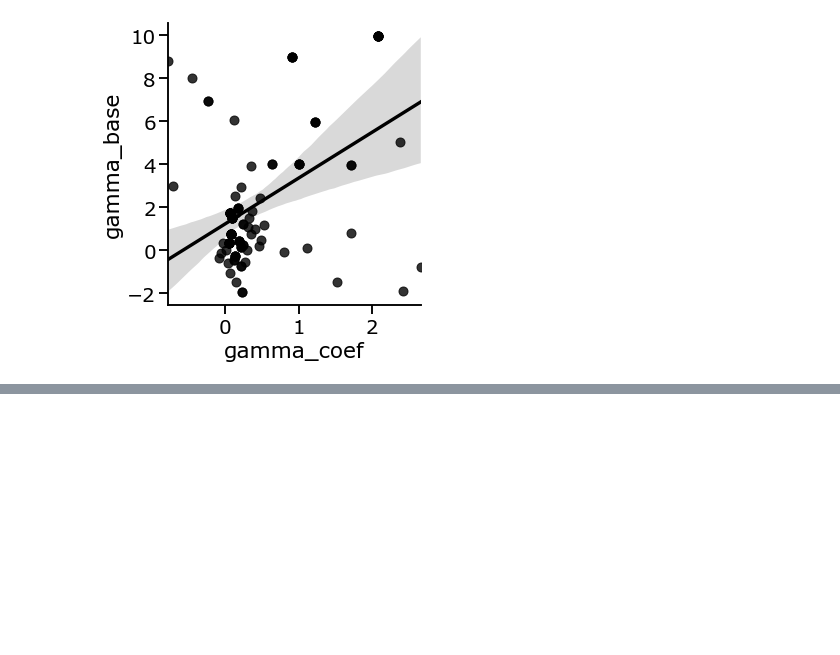
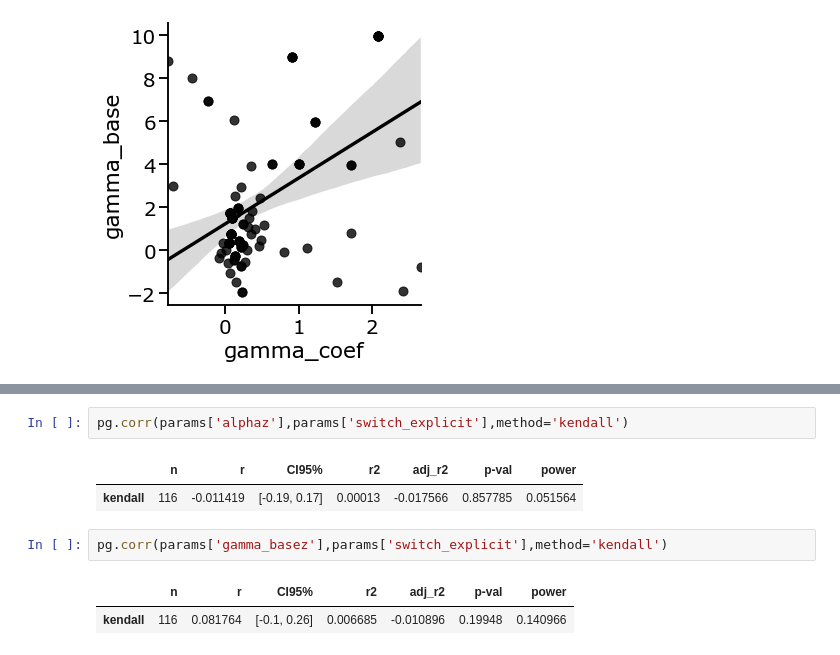
Before and after one commit to noraharhen/Harhen-Bornstein-2023-Overharvesting-as-Rational-Learning, a Jupyter notebook: experiment/data_analysis/analyze_data.ipynb, the cells around one changed output, grey strips where cells are left out. Drawn from its saved outputs; the diff is of its cells as text; blank space fills up the shorter version.

```diff
--- a/experiment/data_analysis/analyze_data.ipynb
+++ b/experiment/data_analysis/analyze_data.ipynb
@@ -527,2 +544,12 @@ plt.savefig("plots/gamma_coef_overharvesting_corr.png",bbox_inches = "tight",dpi
+# %%
+pg.corr(params['alphaz'],params['switch_explicit'],method='kendall')
+# %% [output]
+|  | n | r | CI95% | r2 | adj_r2 | p-val | power |
+| kendall | 116 | -0.011419 | [-0.19, 0.17] | 0.00013 | -0.017566 | 0.857785 | 0.051564 |
+# %%
+pg.corr(params['gamma_basez'],params['switch_explicit'],method='kendall')
+# %% [output]
+|  | n | r | CI95% | r2 | adj_r2 | p-val | power |
+| kendall | 116 | 0.081764 | [-0.1, 0.26] | 0.006685 | -0.010896 | 0.19948 | 0.140966 |
 # %%
 pg.corr(params['gamma_coefz'],params['switch_explicit'],method='kendall')
```
Also changed, not shown: parts of 12 cells of this notebook, 15 other files.
